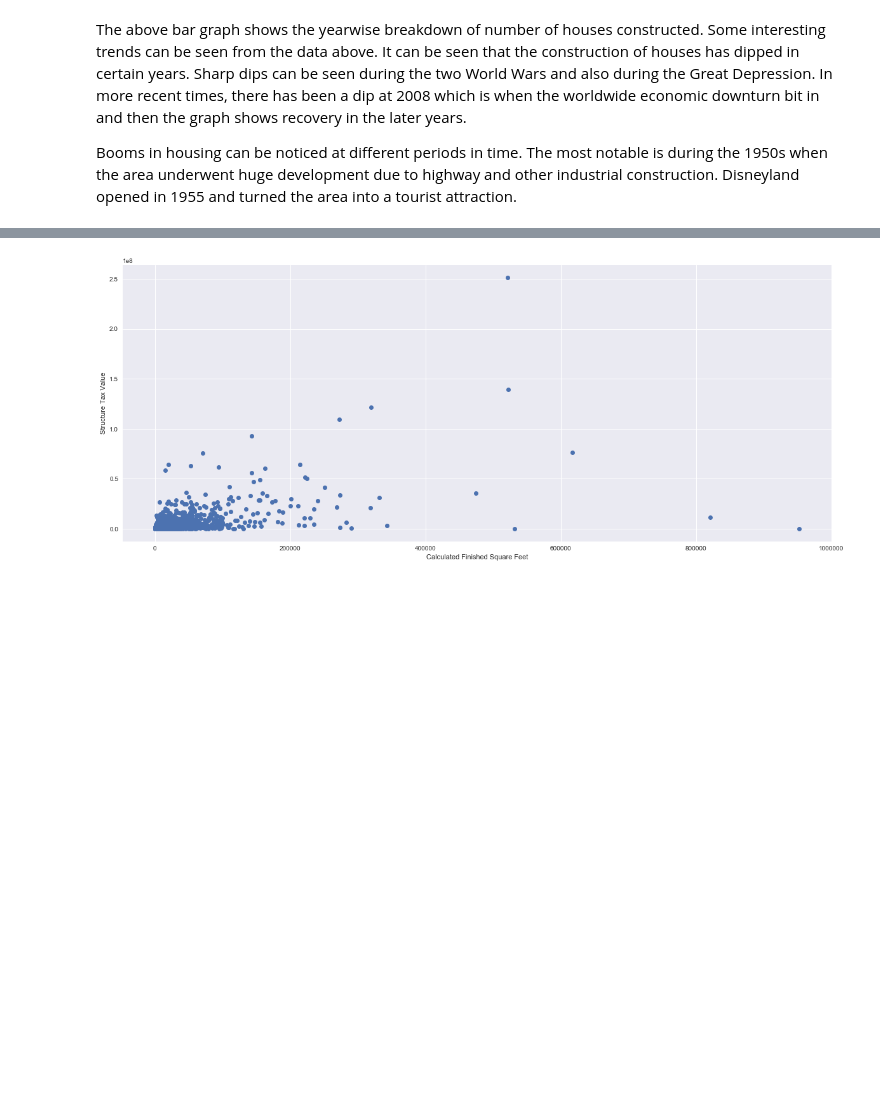
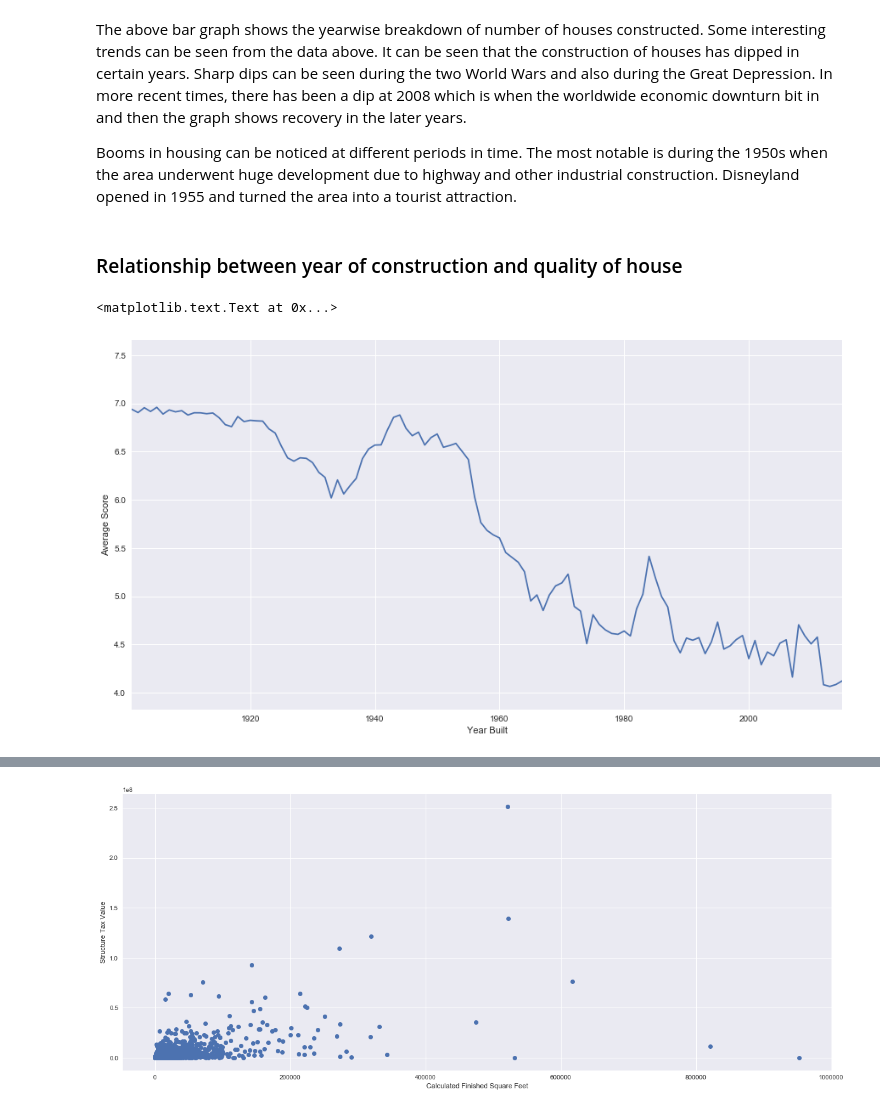
Before and after one commit to wasif-khan/CSE519-2017-111675205, a Jupyter notebook: HW2/HW2.ipynb, the cells around one changed output, grey strips where cells are left out. Drawn from its saved outputs; the diff is of its cells as text; code cells hidden in the pictures; blank space fills up the shorter version.

Commit message:
Done with figure 4 of task 2

```diff
--- a/HW2/HW2.ipynb
+++ b/HW2/HW2.ipynb
@@ -106,3 +106,17 @@ pd.Series(selected_df['yearbuilt']).value_counts().sort_index().plot(figsize=(20
 # %% [markdown]
 The above bar graph shows the yearwise breakdown of number of houses constructed. Some interesting trends can be seen from the data above. It can be seen that the construction of houses has dipped in certain years. Sharp dips can be seen during the two World Wars and also during the Great Depression. In more recent times, there has been a dip at 2008 which is when the worldwide economic downturn bit in and then the graph shows recovery in the later years.
 <p>Booms in housing can be noticed at different periods in time. The most notable is during the 1950s when the area underwent huge development due to highway and other industrial construction. Disneyland opened in 1955 and turned the area into a tourist attraction.</p>
+# %% [markdown]
+### Relationship between year of construction and quality of house
+# %%
+average_quality_df=df.groupby('yearbuilt')['buildingqualitytypeid'].mean()
+
+fig = plt.figure()
+ax = plt.subplot(111)
+average_quality_df.plot(figsize=(15,8),kind='line')
+ax.set_xlim(1901,2015)
+ax.set_xlabel('Year Built')
+ax.set_ylabel('Average Score')
+# %% [output]
+<matplotlib.text.Text at 0x...>
+[figure, added]
```
Also changed, not shown: parts of 4 cells of this notebook.
